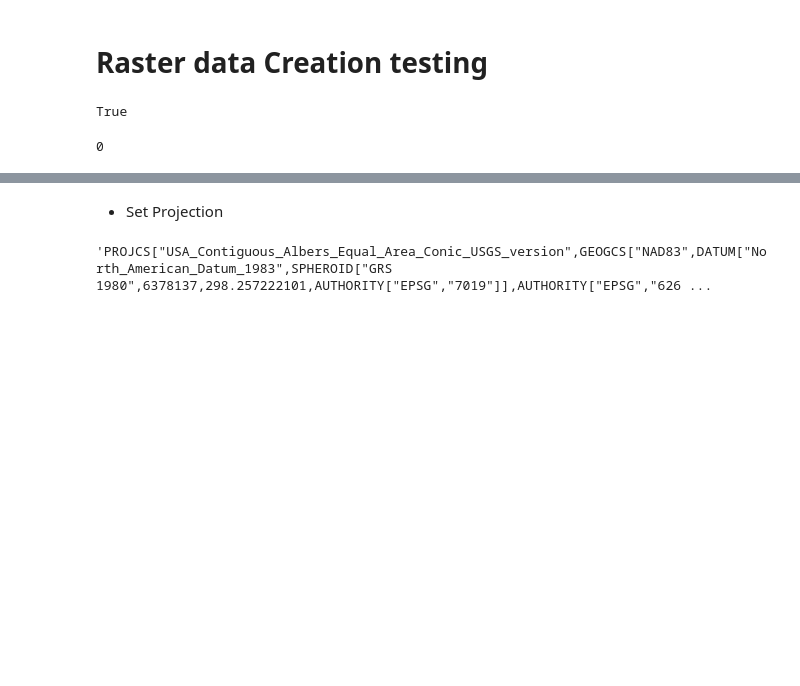
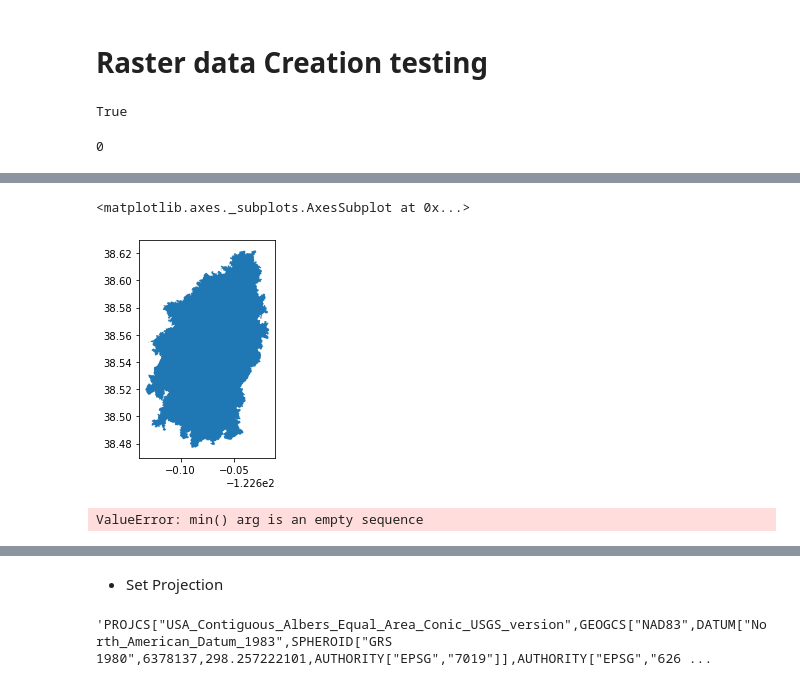
Before and after one commit to fxdawnn/VeggieWildfire, a Jupyter notebook: gdal_lcp.ipynb, the cells around one changed output, grey strips where cells are left out. Drawn from its saved outputs; the diff is of its cells as text; code cells hidden in the pictures; blank space fills up the shorter version.

```diff
--- a/gdal_lcp.ipynb
+++ b/gdal_lcp.ipynb
@@ -257,0 +355,11 @@ def zonal_buffer(rasters, buffer, target_value):
+# %%
+import geopandas as gpd
+buffer_1_gpd = gpd.read_file("Urban_shape/Tubbs_urban_to_TL1_1600_1010.shp")
+buffer_1_gpd.plot()
+# %% [output]
+<matplotlib.axes._subplots.AxesSubplot at 0x...>
+[figure, added]
+# %%
+satellite_fire_area = fire_area("landscape_lcp/Landscape_1.lcp", "Urban_shape/Tubbs_urban_to_TL1_1600_1010.shp")
+# %% [output]
+ValueError: min() arg is an empty sequence
```
Also changed, not shown: parts of 22 cells of this notebook, 3 other files.
